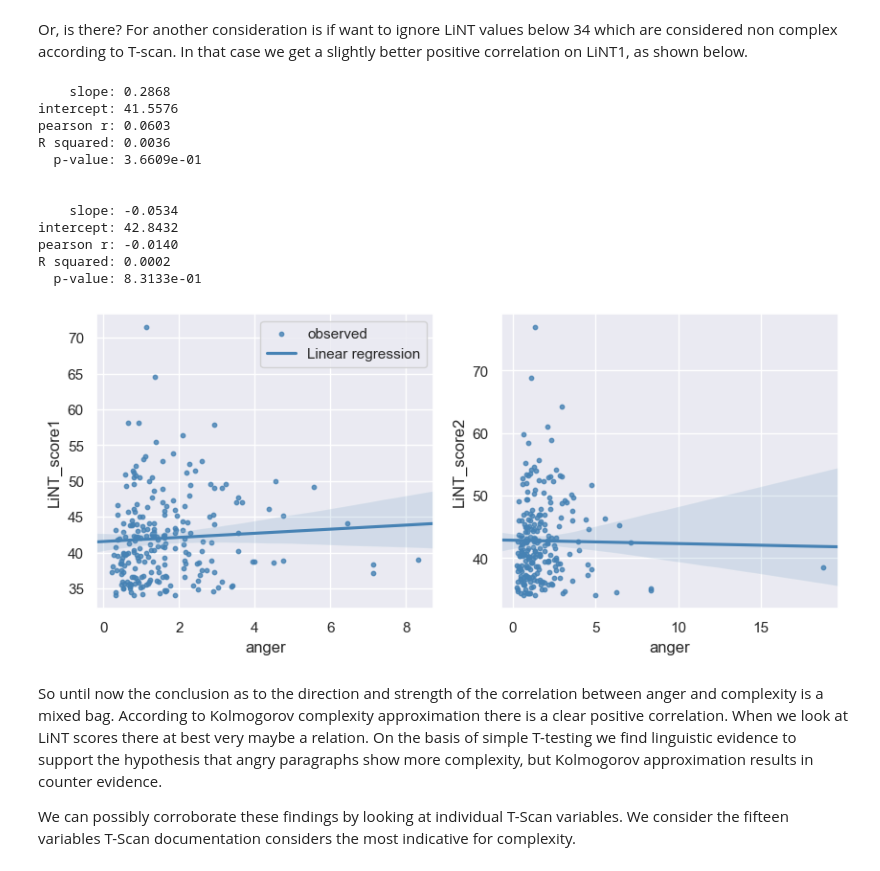
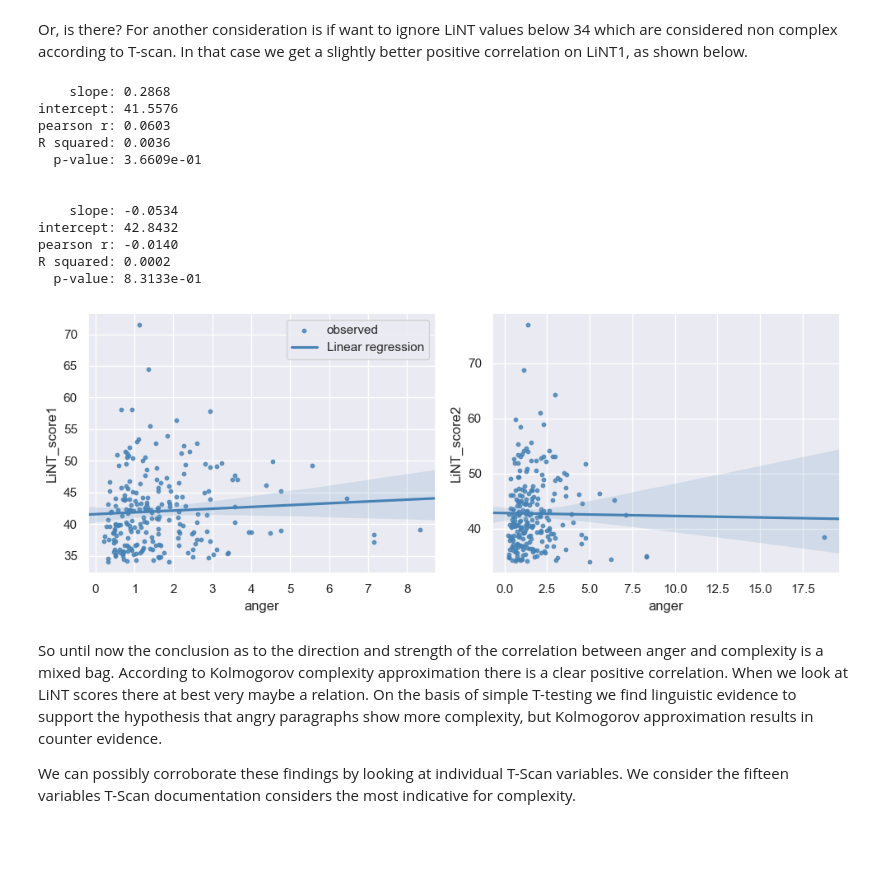
Before and after one commit to jorisvanzundert/Gul_Complexity, a Jupyter notebook: Lale_Gul-Ik_ga_leven-analysis.ipynb, the cells around one changed output. Drawn from its saved outputs; the diff is of its cells as text; code cells hidden in the pictures; blank space fills up the shorter version.

```diff
--- a/Lale_Gul-Ik_ga_leven-analysis.ipynb
+++ b/Lale_Gul-Ik_ga_leven-analysis.ipynb
@@ -251,31 +271,33 @@ regr_results = linregress(x, y)
 sns.regplot( x=x, y=y, ci=95, order=1,
              line_kws={'label': 'Linear regression', 'color': 'steelblue'},
              scatter_kws={'color': 'steelblue', 's':10 },
              seed=1, truncate=False, label='observed', ax=ax1 )
 ax1.set_ylabel( 'LiNT_score1' )
 ax1.legend()
 print( pretty_regression_summary( regr_results ) )
 
 x = gul_data[ ( gul_data['anger'] > 0 ) & ( gul_data['LiNT_score2'] > 34 ) ]['anger']
 y = gul_data[ ( gul_data['anger'] > 0 ) & ( gul_data['LiNT_score2'] > 34 ) ]['LiNT_score2']
 regr_results = linregress(x, y)
 sns.regplot( x=x, y=y, ci=95, order=1,
              line_kws={'label': 'Linear regression', 'color': 'steelblue'},
              scatter_kws={'color': 'steelblue', 's':10 },
              seed=1, truncate=False, label='observed', ax=ax2 )
 ax2.set_ylabel( 'LiNT_score2' )
+plt.tight_layout()
+
 print( pretty_regression_summary( regr_results ) )
 # %% [output]
     slope: 0.2868
 intercept: 41.5576
 pearson r: 0.0603
 R squared: 0.0036
   p-value: 3.6609e-01
 
 
     slope: -0.0534
 intercept: 42.8432
 pearson r: -0.0140
 R squared: 0.0002
   p-value: 8.3133e-01
-[figure, old version]
+[figure, new version]
```
Also changed, not shown: parts of 18 cells of this notebook.
